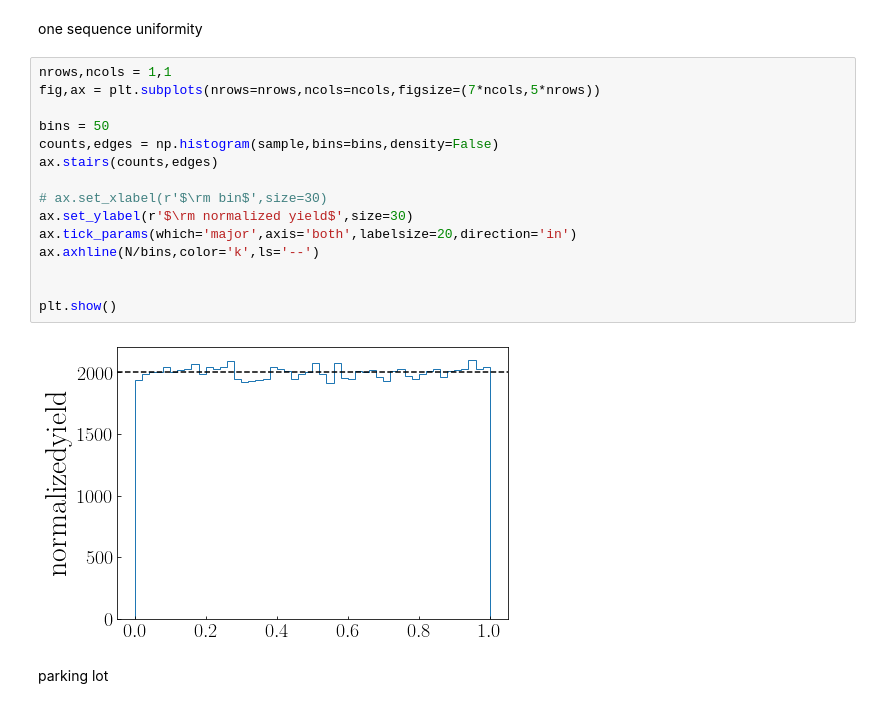
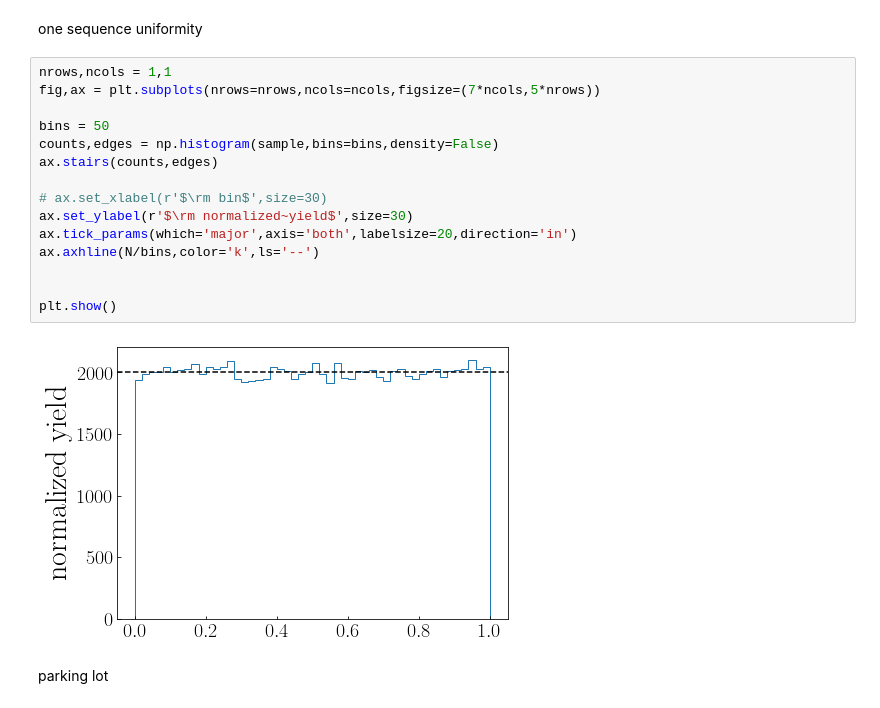
Before and after one commit to rwhitehill/CP-PHYS811-F24, a Jupyter notebook: HW2/main.ipynb, the cells around one changed output. Cells and saved outputs as stored; diff of their text form.

```diff
--- a/HW2/main.ipynb
+++ b/HW2/main.ipynb
@@ -22,20 +22,20 @@ one sequence uniformity
 # %%
 nrows,ncols = 1,1
 fig,ax = plt.subplots(nrows=nrows,ncols=ncols,figsize=(7*ncols,5*nrows))
 
 bins = 50
 counts,edges = np.histogram(sample,bins=bins,density=False)
 ax.stairs(counts,edges)
 
 # ax.set_xlabel(r'$\rm bin$',size=30)
-ax.set_ylabel(r'$\rm normalized yield$',size=30)
+ax.set_ylabel(r'$\rm normalized~yield$',size=30)
 ax.tick_params(which='major',axis='both',labelsize=20,direction='in')
 ax.axhline(N/bins,color='k',ls='--')
 
 
 plt.show()
 # %% [output]
-[figure, old version]
+[figure, new version]
 # %% [markdown]
 parking lot
 # %%
```
Also changed, not shown: parts of 11 cells of this notebook, 21 other files.
